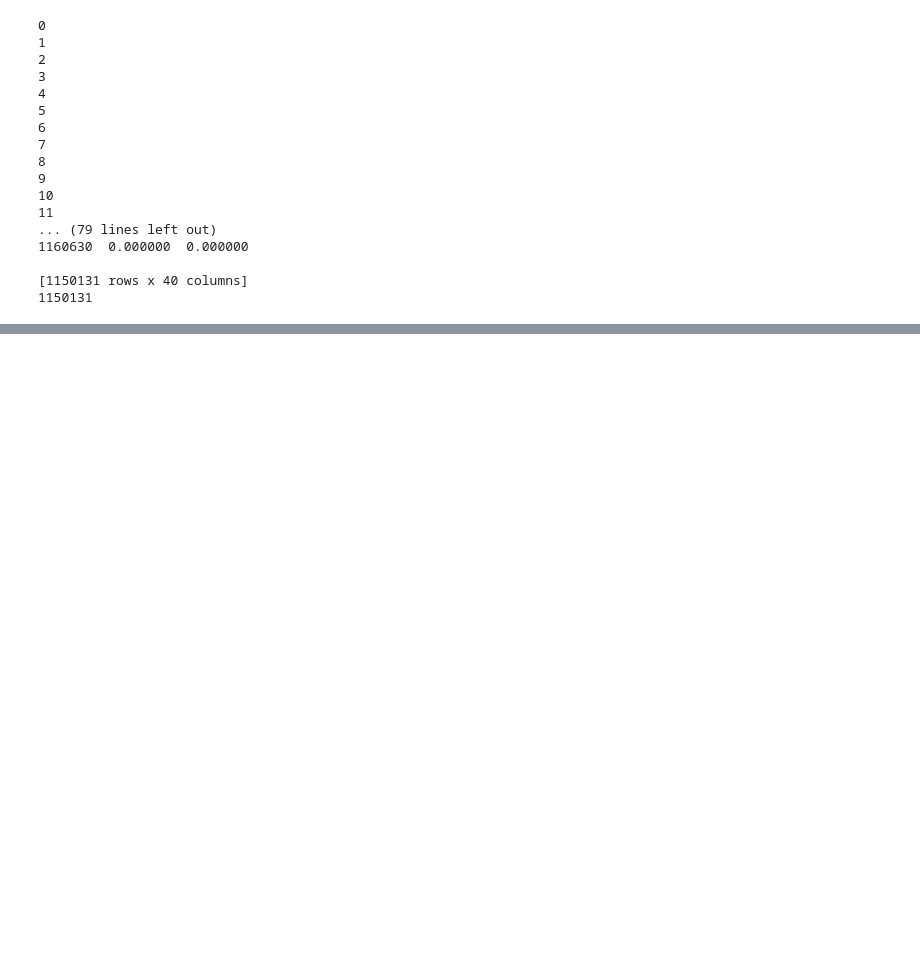
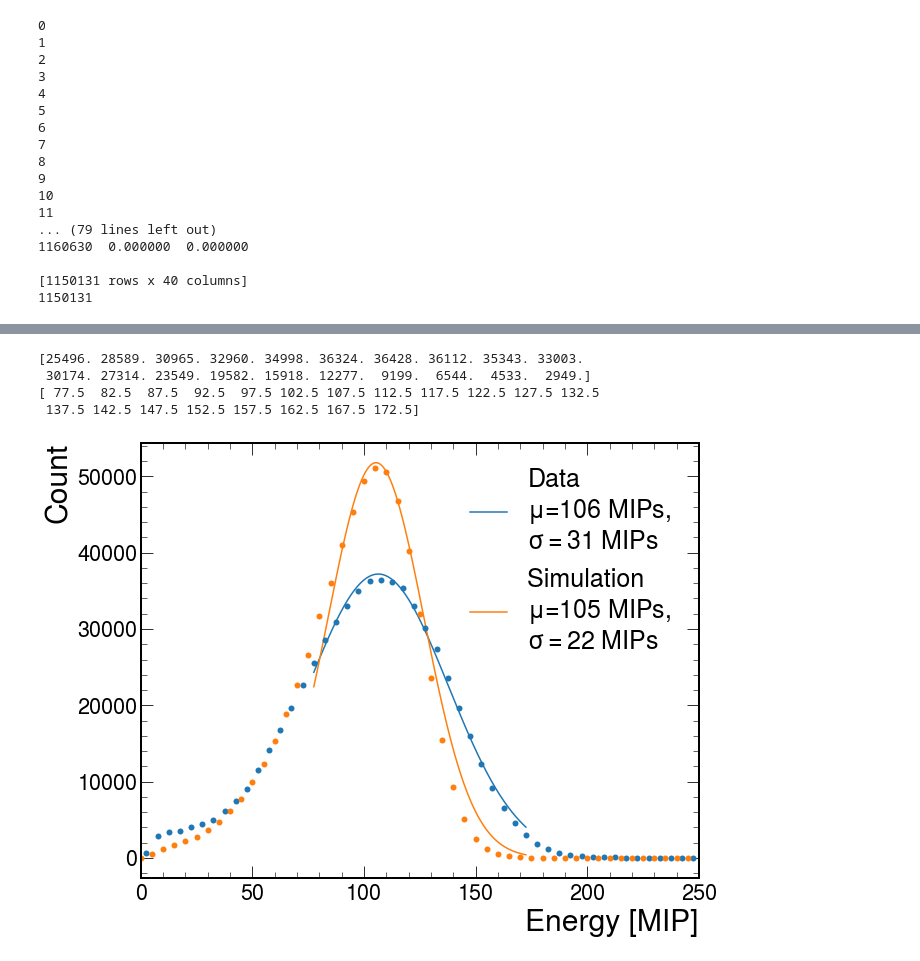
Before and after one commit to sebouh137/beamtest_plots, a Jupyter notebook: TestBeamSimAnalysis.ipynb, the cells around one changed output, grey strips where cells are left out. Cells and saved outputs as stored; diff of their text form; code cells hidden in the pictures; blank space fills up the shorter version.

```diff
--- a/TestBeamSimAnalysis.ipynb
+++ b/TestBeamSimAnalysis.ipynb
@@ -714,35 +722,42 @@ plt.errorbar(bin_centers, h.view(), yerr=errors, fmt='o', ecolor='tab:orange', c
 # Calculate the square root of the histogram values (errors)
 errors = np.sqrt(h.view())
 # Create a numpy array for the bin centers
 bin_centers = 0.5 * (h.axes[0].edges[:-1] + h.axes[0].edges[1:])
 # Plot the histogram with error bars
 #plt.errorbar(bin_centers, h.view(), yerr=errors, fmt='none', ecolor='red', capsize=0, elinewidth=1, markeredgewidth=0)
 
 
 #data = h.values()[()]
 #bins = h.axes[0].edges[:-1]
 data = h.values()[15:-15]
 bins = bin_centers[15:-15]
 
 # Initial parameter values for the fit
 initial_params = [3000, 100, 50]
 # Create Minuit object and set up the fit
 m = Minuit(least_squares_loss, A=initial_params[0], mu=initial_params[1], sigma=initial_params[2])
 # Perform the fit
 m.migrad()
 # Get the fitted parameters
 fitted_params = m.values
 A_fit = fitted_params['A']
 mu_fit = fitted_params['mu']
 sigma_fit = fitted_params['sigma']
 x = np.linspace(min(bins), max(bins), 1000)
 y_fit = gauss(x, A_fit, mu_fit, sigma_fit)
 res = 100*abs(sigma_fit)/mu_fit
 plt.plot(x, y_fit, 'tab:orange', label='Simulation \n$\mu$=%2.0f MIPs, \n$\sigma=$%2.0f MIPs'%(mu_fit,abs(sigma_fit)))
-plt.xlim(0,300)
+plt.xlim(0,250)
 plt.xlabel('Energy [MIP]', fontsize=30)
 plt.ylabel('Count', fontsize=30)
-plt.legend(fontsize=30,loc='upper right')
+plt.legend(fontsize=25,loc='upper right')
+plt.savefig('Plots/TotEnergy.pdf', format='pdf')
+# %% [output]
+[25496. 28589. 30965. 32960. 34998. 36324. 36428. 36112. 35343. 33003.
+ 30174. 27314. 23549. 19582. 15918. 12277.  9199.  6544.  4533.  2949.]
+[ 77.5  82.5  87.5  92.5  97.5 102.5 107.5 112.5 117.5 122.5 127.5 132.5
+ 137.5 142.5 147.5 152.5 157.5 162.5 167.5 172.5]
+[figure, added]
 # %%
 #plot calibrated total energy spectra, this is where we get our detector resolution
 
```
Also changed, not shown: parts of 12 cells of this notebook.
